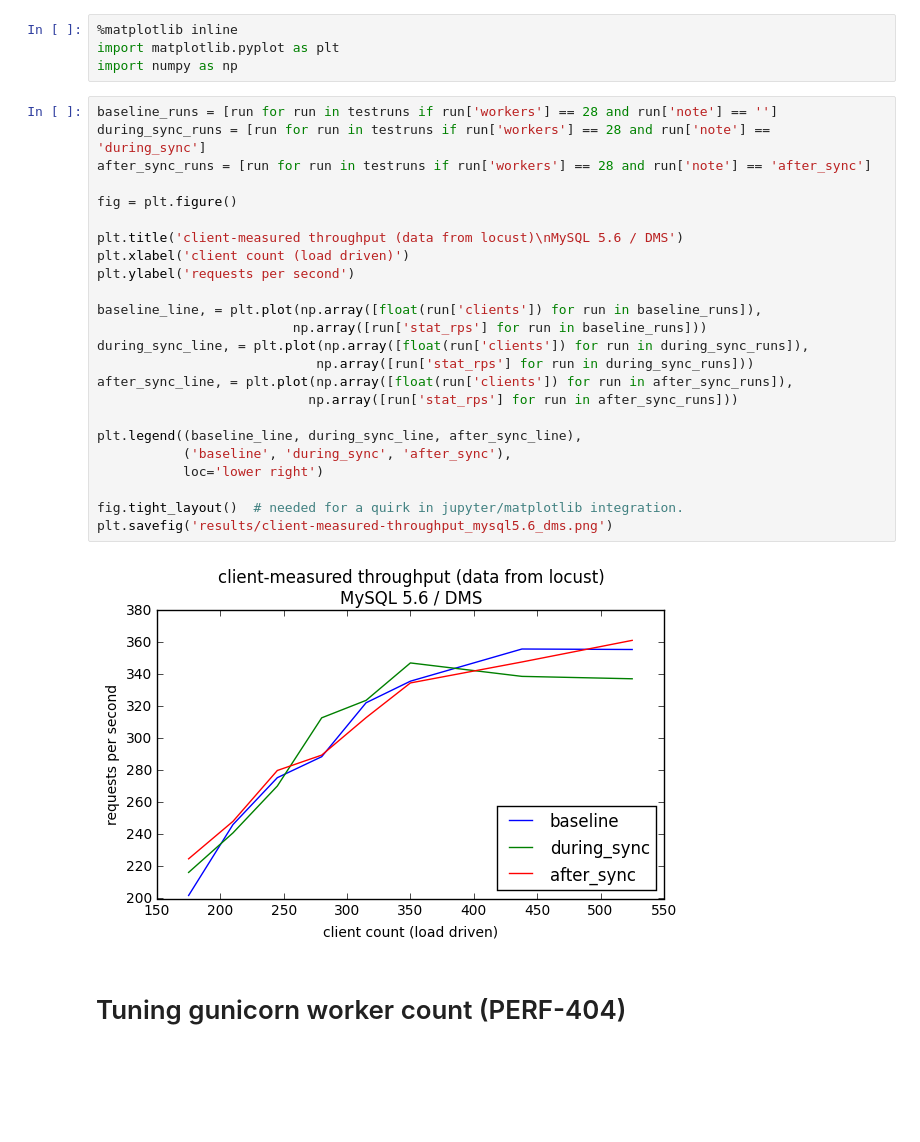
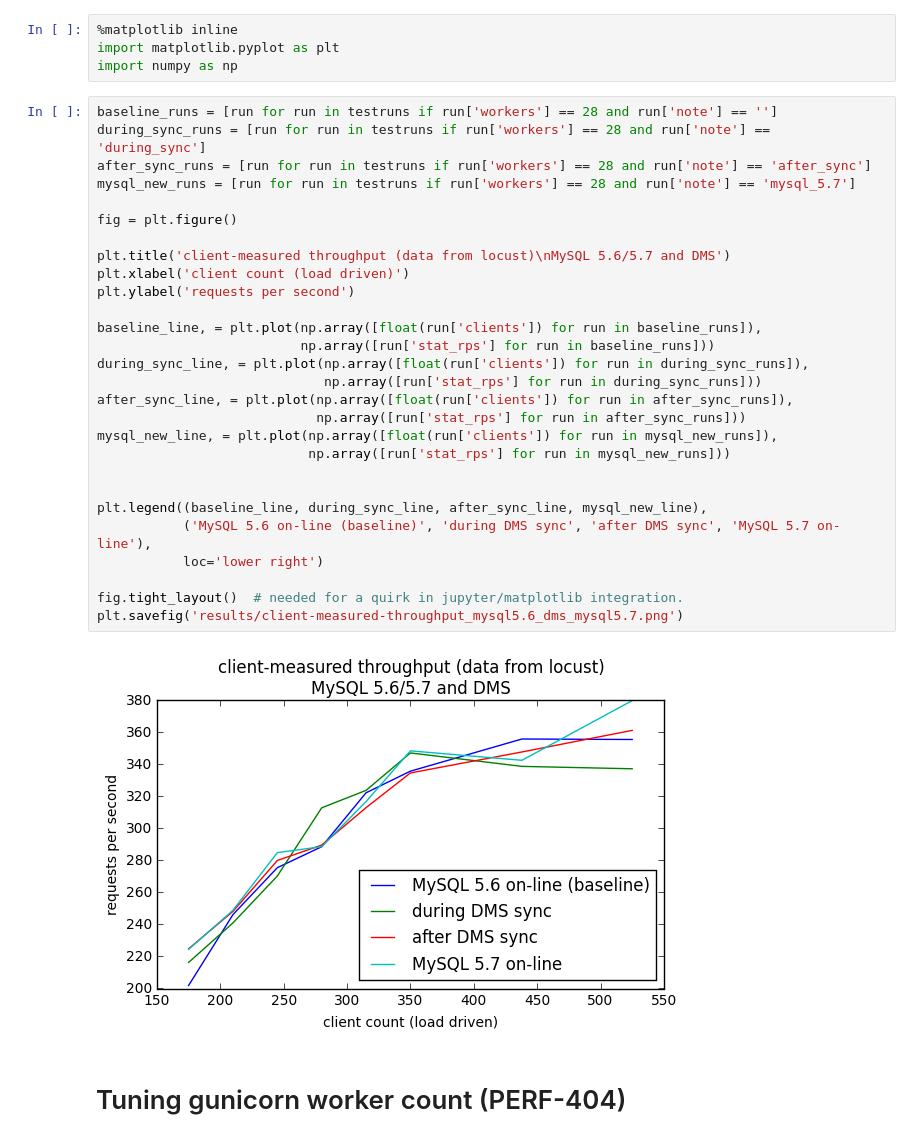
Before and after one commit to edx/load-tests, a Jupyter notebook: analysis/perf-404/analysis.ipynb, the cells around one changed output. Drawn from its saved outputs; the diff is of its cells as text; blank space fills up the shorter version.

Commit message:
[perf-404] add test results from mysql 4.7 on-line test run

```diff
--- a/analysis/perf-404/analysis.ipynb
+++ b/analysis/perf-404/analysis.ipynb
@@ -110,29 +110,33 @@ import numpy as np
 # %%
 baseline_runs = [run for run in testruns if run['workers'] == 28 and run['note'] == '']
 during_sync_runs = [run for run in testruns if run['workers'] == 28 and run['note'] == 'during_sync']
 after_sync_runs = [run for run in testruns if run['workers'] == 28 and run['note'] == 'after_sync']
+mysql_new_runs = [run for run in testruns if run['workers'] == 28 and run['note'] == 'mysql_5.7']
 
 fig = plt.figure()
 
-plt.title('client-measured throughput (data from locust)\nMySQL 5.6 / DMS')
+plt.title('client-measured throughput (data from locust)\nMySQL 5.6/5.7 and DMS')
 plt.xlabel('client count (load driven)')
 plt.ylabel('requests per second')
 
 baseline_line, = plt.plot(np.array([float(run['clients']) for run in baseline_runs]),
-                         np.array([run['stat_rps'] for run in baseline_runs]))
+                          np.array([run['stat_rps'] for run in baseline_runs]))
 during_sync_line, = plt.plot(np.array([float(run['clients']) for run in during_sync_runs]),
-                            np.array([run['stat_rps'] for run in during_sync_runs]))
+                             np.array([run['stat_rps'] for run in during_sync_runs]))
 after_sync_line, = plt.plot(np.array([float(run['clients']) for run in after_sync_runs]),
-                           np.array([run['stat_rps'] for run in after_sync_runs]))
+                            np.array([run['stat_rps'] for run in after_sync_runs]))
+mysql_new_line, = plt.plot(np.array([float(run['clients']) for run in mysql_new_runs]),
+                           np.array([run['stat_rps'] for run in mysql_new_runs]))
 
-plt.legend((baseline_line, during_sync_line, after_sync_line),
-           ('baseline', 'during_sync', 'after_sync'),
+
+plt.legend((baseline_line, during_sync_line, after_sync_line, mysql_new_line),
+           ('MySQL 5.6 on-line (baseline)', 'during DMS sync', 'after DMS sync', 'MySQL 5.7 on-line'),
            loc='lower right')
 
 fig.tight_layout()  # needed for a quirk in jupyter/matplotlib integration.
-plt.savefig('results/client-measured-throughput_mysql5.6_dms.png')
+plt.savefig('results/client-measured-throughput_mysql5.6_dms_mysql5.7.png')
 # %% [output]
-[figure, old version]
+[figure, new version]
 # %% [markdown]
 # Tuning gunicorn worker count (PERF-404)
 # %%
```
Also changed, not shown: parts of 3 cells of this notebook, 18 other files.
